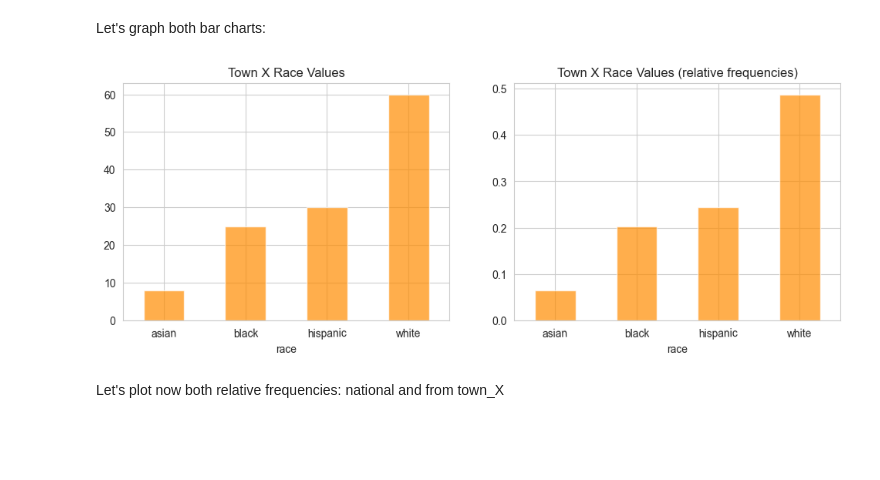
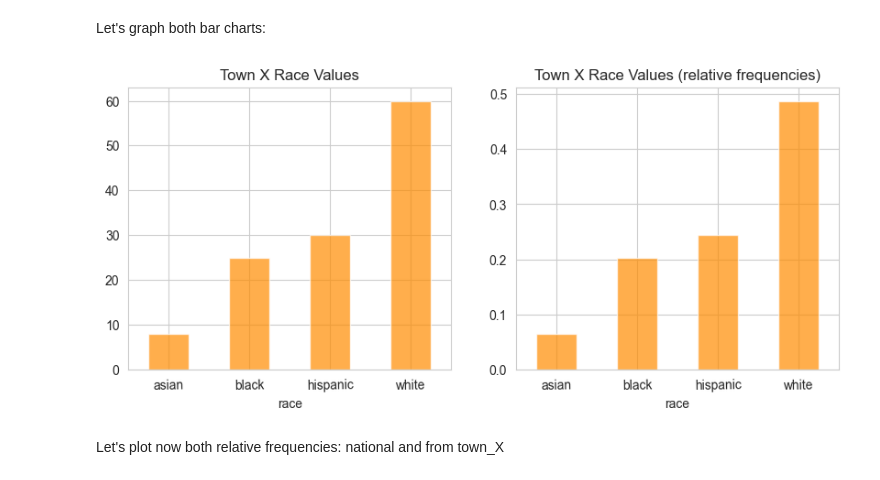
Before and after one commit to Goliath-Research/Computational-Statistics, a Jupyter notebook: 04-Inferential Statistics/03-ChiSquare.ipynb, the cells around one changed output. Cells and saved outputs as stored; diff of their text form; code cells hidden in the pictures; blank space fills up the shorter version.

```diff
--- a/04-Inferential Statistics/03-ChiSquare.ipynb
+++ b/04-Inferential Statistics/03-ChiSquare.ipynb
@@ -92,17 +92,17 @@ dtype: int64
 # %% [markdown]
 Let's graph both bar charts:
 # %%
-plt.figure(figsize = (12, 4))
+plt.figure(figsize = (10, 4))
 
 plt.subplot(121)
 town_X.groupby('race').size().plot(kind='bar', rot=True,
             color='darkorange', alpha=0.7, title='Town X Race Values');
 
 plt.subplot(122)
 (town_X.groupby('race').size() / len(town_X)).plot(kind='bar',
             color='darkorange', alpha=0.7, rot=True, title='Town X Race Values (relative frequencies)');
 # %% [output]
-[figure, old version]
+[figure, new version]
 # %% [markdown]
 Let's plot now both relative frequencies: national and from town_X
 # %%
```
Also changed, not shown: parts of 3 cells of this notebook, 1 other file.
